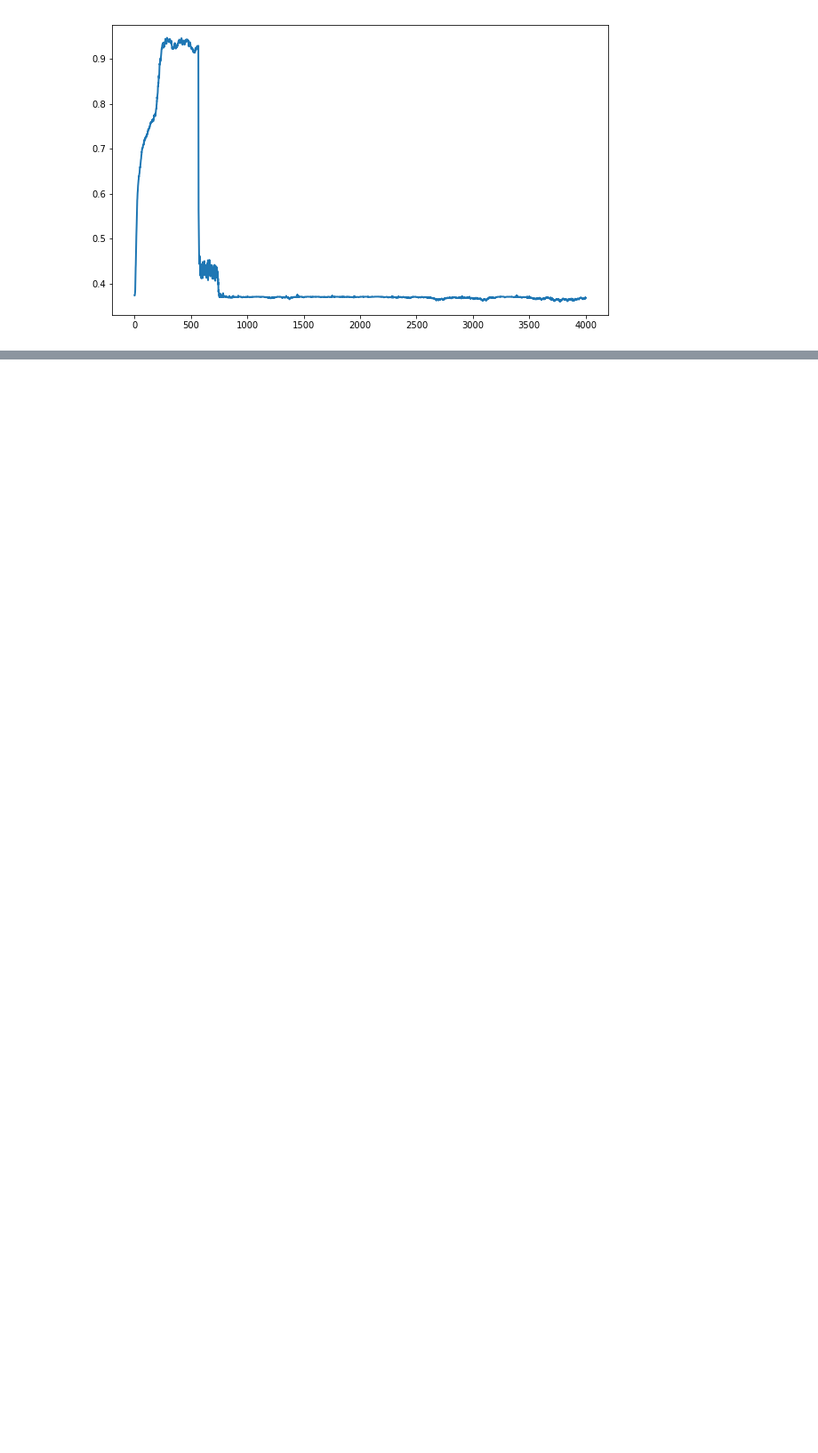
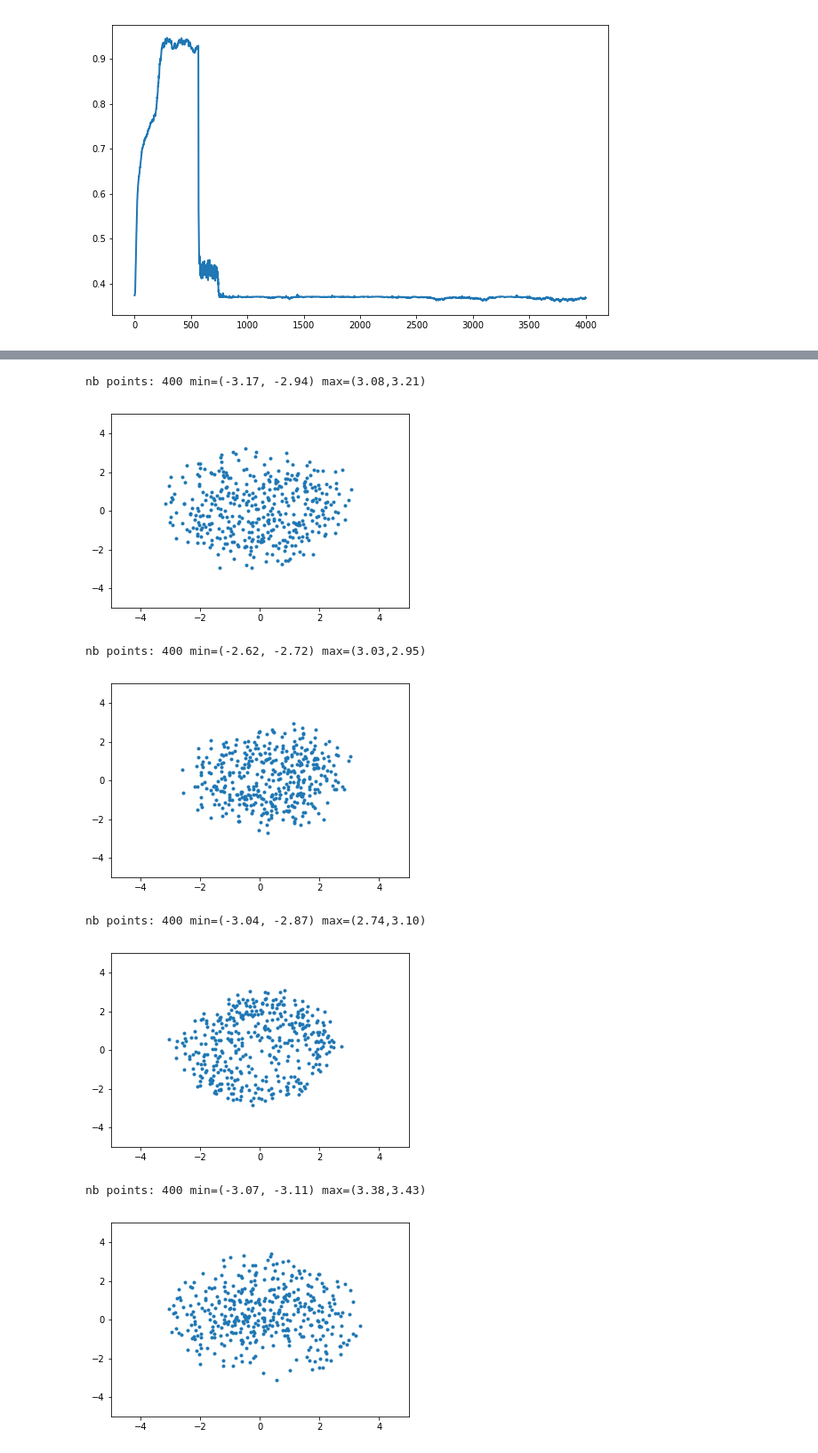
Before and after one commit to LeniLeGoff/novelty_neat, a Jupyter notebook: scripts/legged_robot.ipynb, the cells around one changed output, grey strips where cells are left out. Shown at 89% size. Cells and saved outputs as stored; diff of their text form; code cells hidden in the pictures; blank space fills up the shorter version.

```diff
--- a/scripts/legged_robot.ipynb
+++ b/scripts/legged_robot.ipynb
@@ -491,0 +517,12 @@ for folder in os.listdir(neat_32_fld) :
+# %%
+for folder in os.listdir(rnn_16_32) :
+    plot_map(rnn_16_32 + '/' + folder + '/bd_004000.log' ,3)
+# %% [output]
+nb points: 400 min=(-3.17, -2.94) max=(3.08,3.21)
+[figure, added]
+nb points: 400 min=(-2.62, -2.72) max=(3.03,2.95)
+[figure, added]
+nb points: 400 min=(-3.04, -2.87) max=(2.74,3.10)
+[figure, added]
+nb points: 400 min=(-3.07, -3.11) max=(3.38,3.43)
+[figure, added]
```
Also changed, not shown: parts of 26 cells of this notebook, 3 other files.
